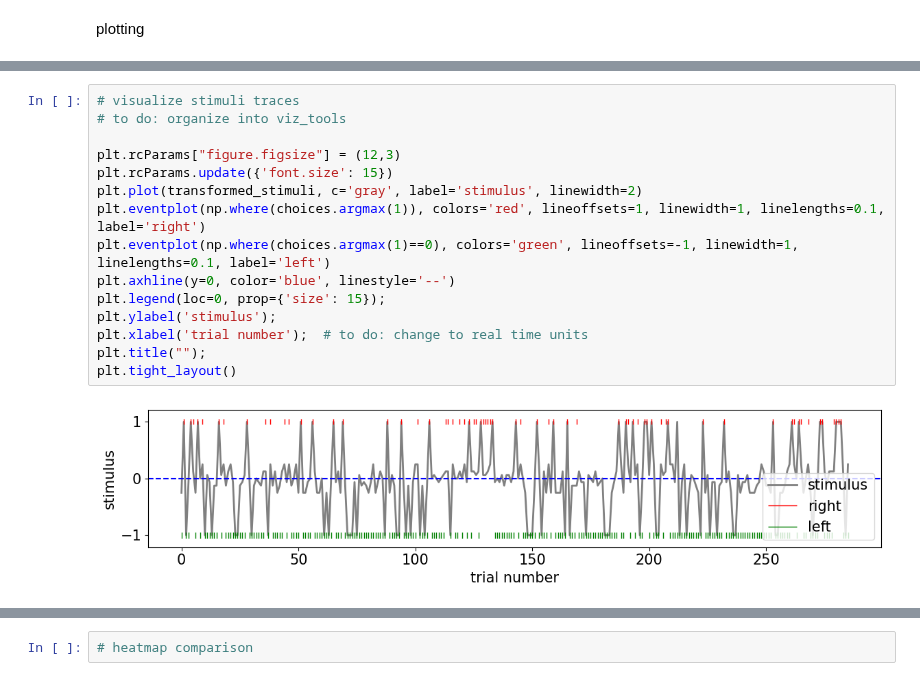
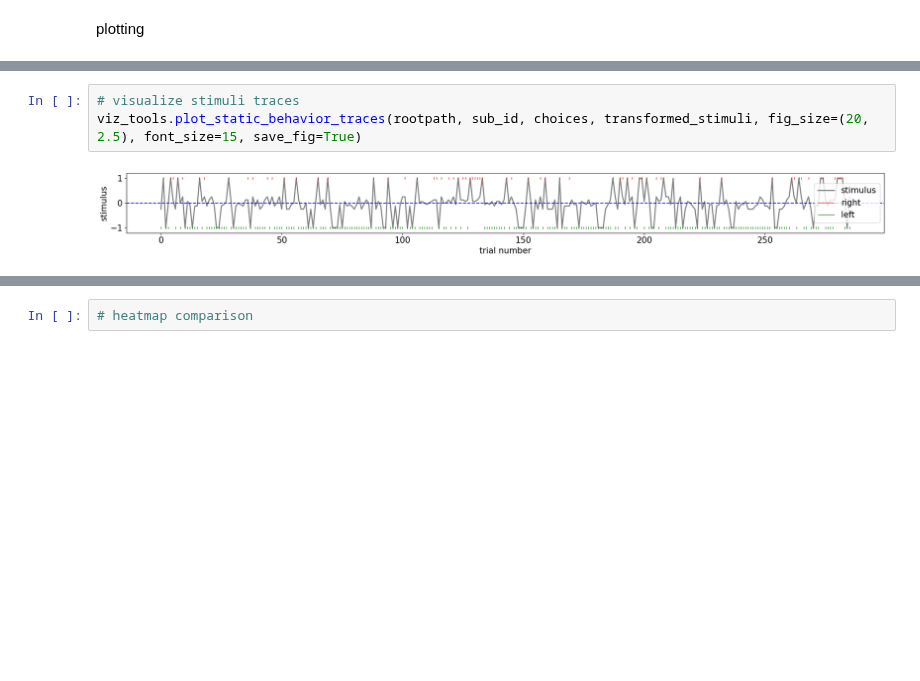
Before and after one commit to yzhang511/density_decoding, a Jupyter notebook: reproduce_decoding_results.ipynb, the cells around one changed output, grey strips where cells are left out. Saved outputs shown, nothing was run; the diff lists cells and outputs as text; blank space fills up the shorter version.

```diff
--- a/reproduce_decoding_results.ipynb
+++ b/reproduce_decoding_results.ipynb
@@ -299,17 +299,5 @@ viz_tools.plot_compare_decoder_boxplots(rootpath, sub_id, behave_type='stimulus'
 # %%
 # visualize stimuli traces
-# to do: organize into viz_tools
-
-plt.rcParams["figure.figsize"] = (12,3)
-plt.rcParams.update({'font.size': 15})
-plt.plot(transformed_stimuli, c='gray', label='stimulus', linewidth=2)
-plt.eventplot(np.where(choices.argmax(1)), colors='red', lineoffsets=1, linewidth=1, linelengths=0.1, label='right')
-plt.eventplot(np.where(choices.argmax(1)==0), colors='green', lineoffsets=-1, linewidth=1, linelengths=0.1, label='left')
-plt.axhline(y=0, color='blue', linestyle='--')
-plt.legend(loc=0, prop={'size': 15});
-plt.ylabel('stimulus');
-plt.xlabel('trial number');  # to do: change to real time units
-plt.title("");
-plt.tight_layout()
+viz_tools.plot_static_behavior_traces(rootpath, sub_id, choices, transformed_stimuli, fig_size=(20, 2.5), font_size=15, save_fig=True)
 # %% [output]
-[figure, old version]
+[figure, new version]
```
Also changed, not shown: parts of 13 cells of this notebook, 4 other files.
